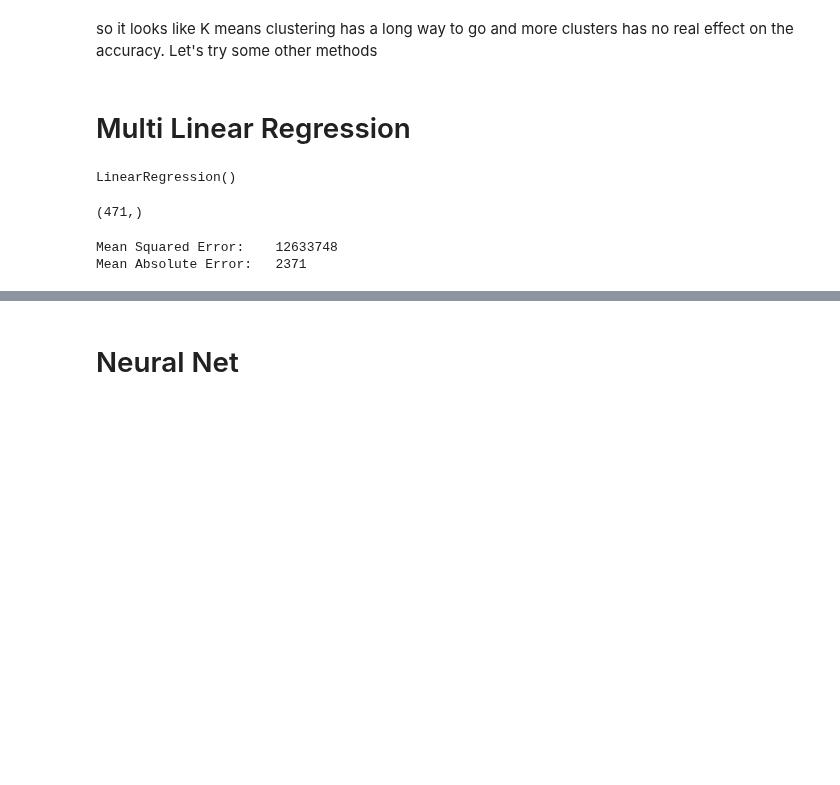
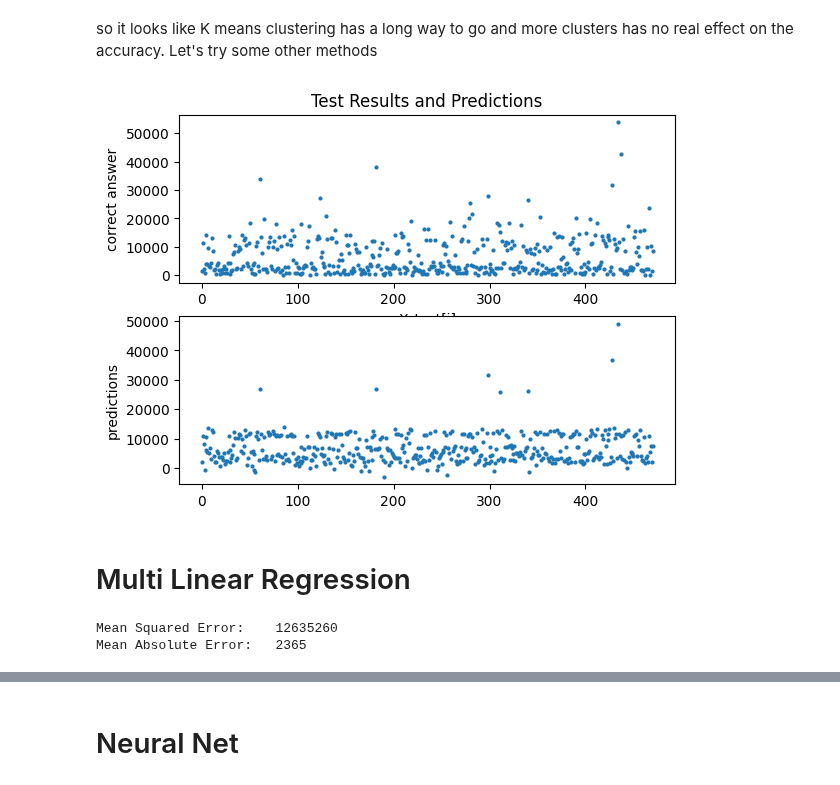
Before and after one commit to devinshende/learning-ml, a Jupyter notebook: prediction.ipynb, the cells around one changed output, grey strips where cells are left out. Cells and saved outputs as stored; diff of their text form; code cells hidden in the pictures; blank space fills up the shorter version.

```diff
--- a/prediction.ipynb
+++ b/prediction.ipynb
@@ -48,6 +52,27 @@ print(len(X_train), len(X_test), len(y_train), len(y_test))
 def print_score(y_true, y_pred):
     print("Mean Squared Error:".ljust(22," "),round(mean_squared_error(y_true, y_pred)))
     print("Mean Absolute Error:".ljust(22," "), round(mean_absolute_error(y_true, y_pred)))
+# %%
+
+def convert(seconds):
+    return humanize.naturaldelta(timedelta(seconds=seconds))
+
+def show_diff(predictions,y_test,n=25):
+    print("PREDICTION\t RESULT\t\t DIFFERENCE")
+    print("-"*45)
+    for i in range(0,n):
+        print(convert(predictions[i]), "\t",convert(int(y_test[i])), "\t", convert(y_test[i] - predictions[i]))
+
+def show_plots(predictions, y_test, s=4):
+    plt.subplot(211)
+    plt.title("Test Results and Predictions")
+    plt.scatter(range(len(y_test)),y_test,s=s)
+    plt.xlabel("X_test[i]")
+    plt.ylabel("correct answer")
+    plt.subplot(212)
+    plt.scatter(range(len(predictions)),predictions,s=s)
+    plt.ylabel("predictions")
+    plt.show()
 # %% [markdown]
 # K Means Clustering
 # %%
@@ -125,5 +148,9 @@ plt.show()
 # %% [markdown]
 so it looks like K means clustering has a long way to go and more clusters has no real effect on the accuracy. Let's try some other methods
+# %%
+show_plots(predictions,y_test)
+# %% [output]
+[figure, added]
 # %% [markdown]
 # Multi Linear Regression
 # %%
@@ -131,17 +158,10 @@ import numpy as np
 from sklearn.linear_model import LinearRegression
 # %%
 model = LinearRegression()
-model.fit(X_train,y_train)
-model
+model = model.fit(X_train,y_train)
-# %% [output]
-LinearRegression()
 # %%
 predictions = model.predict(X_test)
-predictions.shape
+print_score(predictions,y_test)
 # %% [output]
-(471,)
+Mean Squared Error:    12635260
+Mean Absolute Error:   2365
-# %%
-print_score(predictions, y_test)
-# %% [output]
-Mean Squared Error:    12633748
-Mean Absolute Error:   2371
```
Also changed, not shown: parts of 33 cells of this notebook, 1 other file.
